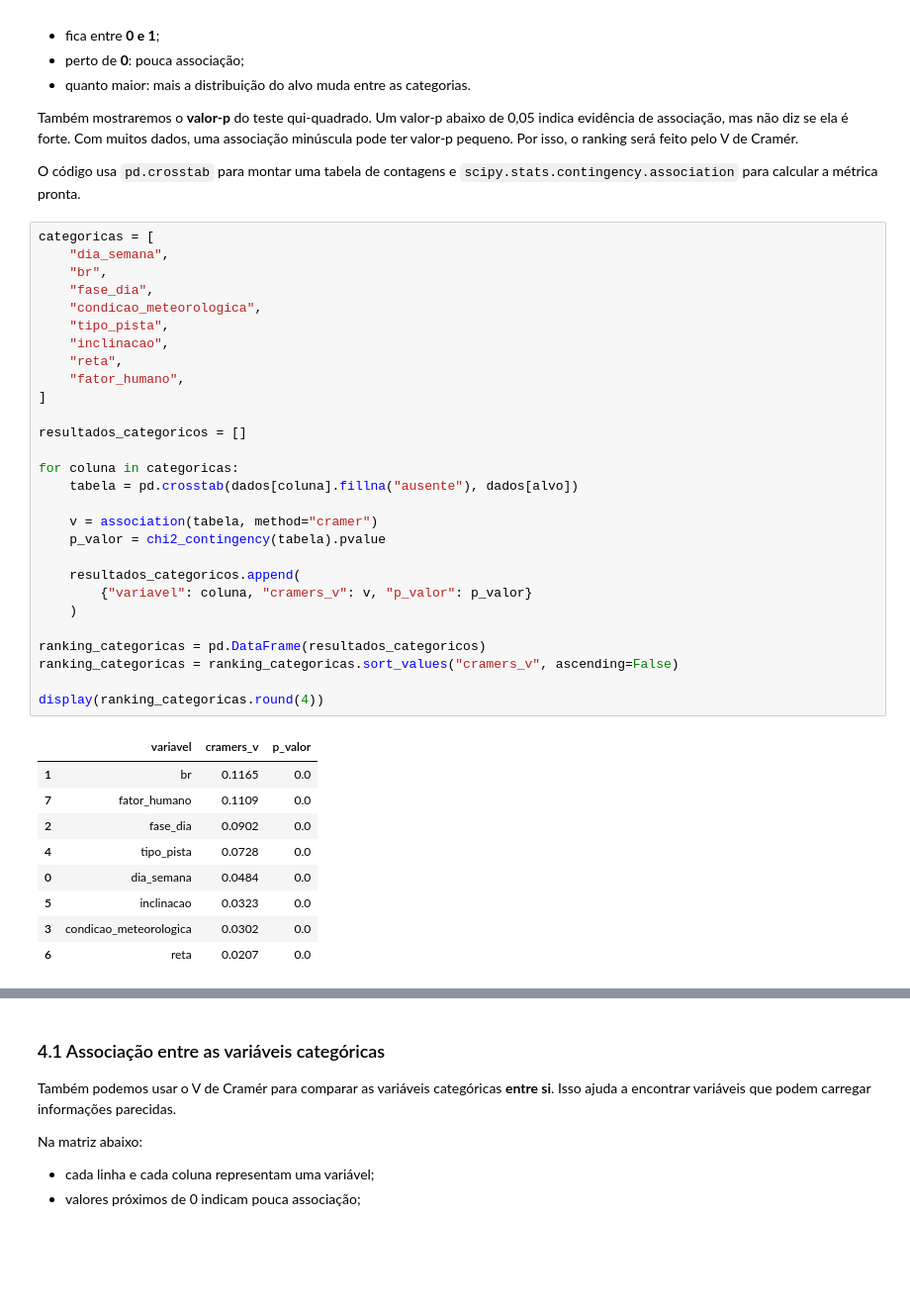
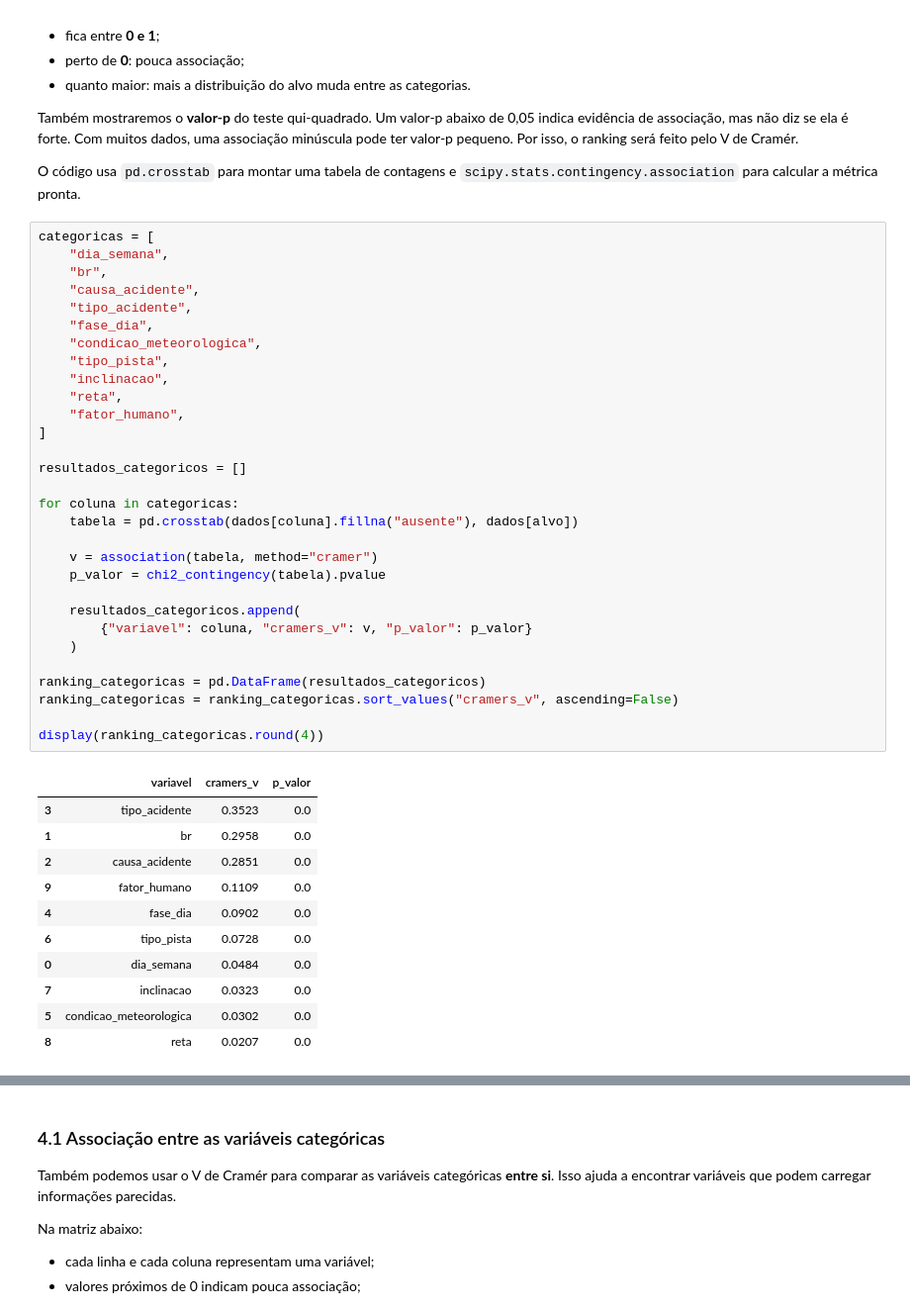
Before and after one commit to Augusto-Derlian/prf-accidents-feature-importance, a Jupyter notebook: notebooks/02_analise_relacoes_classificacao_acidente.ipynb, the cells around one changed output, grey strips where cells are left out. Shown at 99% size. Cells and saved outputs as stored; diff of their text form; blank space fills up the shorter version.

```diff
--- a/notebooks/02_analise_relacoes_classificacao_acidente.ipynb
+++ b/notebooks/02_analise_relacoes_classificacao_acidente.ipynb
@@ -101,41 +101,45 @@ O código usa `pd.crosstab` para montar uma tabela de contagens e `scipy.stats.c
 # %%
 categoricas = [
     "dia_semana",
     "br",
+    "causa_acidente",
+    "tipo_acidente",
     "fase_dia",
     "condicao_meteorologica",
     "tipo_pista",
     "inclinacao",
     "reta",
     "fator_humano",
 ]
 
 resultados_categoricos = []
 
 for coluna in categoricas:
     tabela = pd.crosstab(dados[coluna].fillna("ausente"), dados[alvo])
 
     v = association(tabela, method="cramer")
     p_valor = chi2_contingency(tabela).pvalue
 
     resultados_categoricos.append(
         {"variavel": coluna, "cramers_v": v, "p_valor": p_valor}
     )
 
 ranking_categoricas = pd.DataFrame(resultados_categoricos)
 ranking_categoricas = ranking_categoricas.sort_values("cramers_v", ascending=False)
 
 display(ranking_categoricas.round(4))
 # %% [output]
 |  | variavel | cramers_v | p_valor |
-| 1 | br | 0.1165 | 0.0 |
-| 7 | fator_humano | 0.1109 | 0.0 |
-| 2 | fase_dia | 0.0902 | 0.0 |
-| 4 | tipo_pista | 0.0728 | 0.0 |
+| 3 | tipo_acidente | 0.3523 | 0.0 |
+| 1 | br | 0.2958 | 0.0 |
+| 2 | causa_acidente | 0.2851 | 0.0 |
+| 9 | fator_humano | 0.1109 | 0.0 |
+| 4 | fase_dia | 0.0902 | 0.0 |
+| 6 | tipo_pista | 0.0728 | 0.0 |
 | 0 | dia_semana | 0.0484 | 0.0 |
-| 5 | inclinacao | 0.0323 | 0.0 |
-| 3 | condicao_meteorologica | 0.0302 | 0.0 |
-| 6 | reta | 0.0207 | 0.0 |
+| 7 | inclinacao | 0.0323 | 0.0 |
+| 5 | condicao_meteorologica | 0.0302 | 0.0 |
+| 8 | reta | 0.0207 | 0.0 |
 # %%
 sns.barplot(data=ranking_categoricas, x="cramers_v", y="variavel")
 plt.title("Associação de cada variável categórica com o alvo")
```
Also changed, not shown: parts of 4 cells of this notebook, 3 other files.
